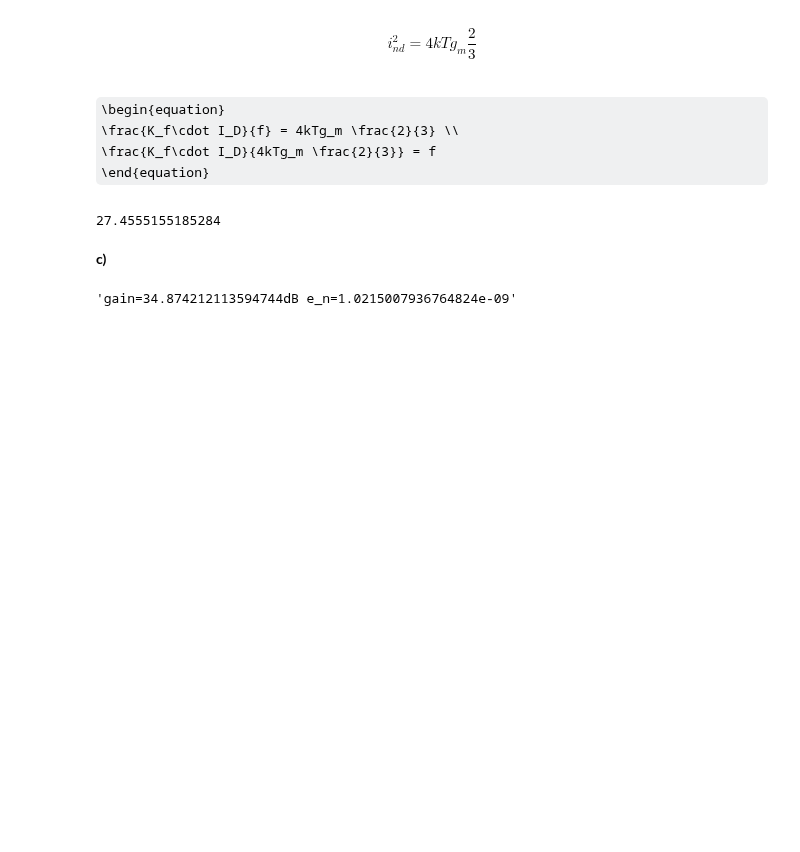
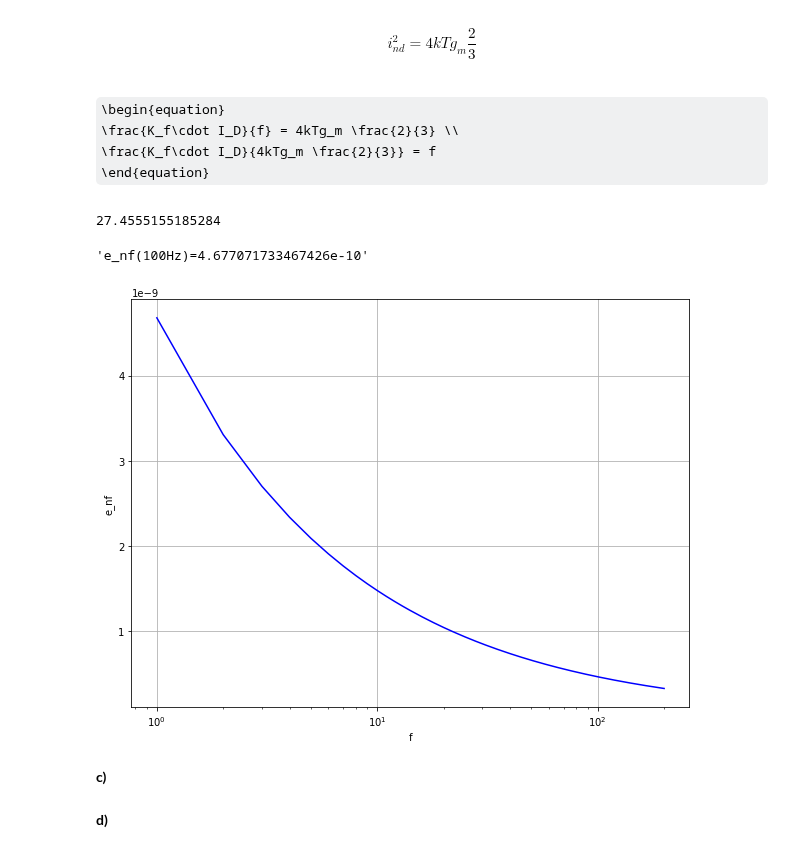
Before and after one commit to dimant/ee538-spring2021, a Jupyter notebook: HW4/HW4.ipynb, the cells around one changed output. Saved outputs shown, nothing was run; the diff lists cells and outputs as text; code cells hidden in the pictures; some formulas as TeX source; blank space fills up the shorter version.

```diff
--- a/HW4/HW4.ipynb
+++ b/HW4/HW4.ipynb
@@ -72,31 +69,54 @@ f_c = K_f * I_D / (4 * kT * g_m * 2 / 3)
 f_c
 # %% [output]
 27.4555155185284
+# %%
+from matplotlib import pyplot as plt
+def plot_xlogy(x, y, xlabel, ylabel):
+    fig, ax = plt.subplots(figsize=(10.0, 7.5));
+    ax.semilogx(x, y, 'b')
+    ax.grid()
+    ax.set_xlabel(xlabel)
+    ax.set_ylabel(ylabel)
+
+f = np.linspace(1, 200, num=200)
+i_nf = np.sqrt(K_f * I_D/f)/g_m
+plot_xlogy(f, i_nf, "f", "e_nf")
+
+display(f'e_nf(100Hz)={np.sqrt(K_f * I_D/100)/g_m}')
+# %% [output]
+'e_nf(100Hz)=4.677071733467426e-10'
+[figure, added]
 # %% [markdown]
 __c)__
 # %%
 R_S = 100e3
 f = 100
+G2 = G**2
+gamma = 2/3
+R_D2 = R_D**2
+R_S2 = R_S**2
+g_m2 = g_m**2
 
 # R_D thermal voltage noise, input refer by /G
-e2_nR_D = 4 * kT * R_D
+e2_nR_D = 4 * kT * R_D / G2
 
-# i_nd channel thermal current noise turns into voltage noise via R_D, input refer by /G
-i2_nd = 4 * kT * g_m * 2 / 3
-e2_nd = i2_nd * R_D**2
+# i_nd channel thermal current noise turns into voltage noise via R_D, input refer by /g_m
+e2_nd = 4 * kT * gamma / g_m
 
 # i_ng gate current shot noise turns into voltage noise via R_S
 i2_ng = 2 * q * I_G
-e2_ng = i2_ng * R_S**2
+e2_ng = i2_ng * R_S2
 
 # frequency dependent flicker noise, turns into voltage noise via R_D, input refer by /G
 i2_nf = K_f * I_D / f
-e2_nf = i2_nf * R_D**2
+e2_nf = i2_nf / g_m2
 
-e2_n = ((e2_nR_D + e2_nd + e2_nf) / G**2) + e2_ng
+e2_n = e2_nR_D + e2_nd + e2_ng + e2_nf
 
 gain = 20 * np.log10(G)
 
 display(f'gain={gain}dB e_n={np.sqrt(e2_n)}')
+
+np.sqrt(e2_nf)
-# %% [output]
-'gain=34.874212113594744dB e_n=1.0215007936764824e-09'
+# %% [markdown]
+__d)__
```
Also changed, not shown: parts of 3 cells of this notebook.
